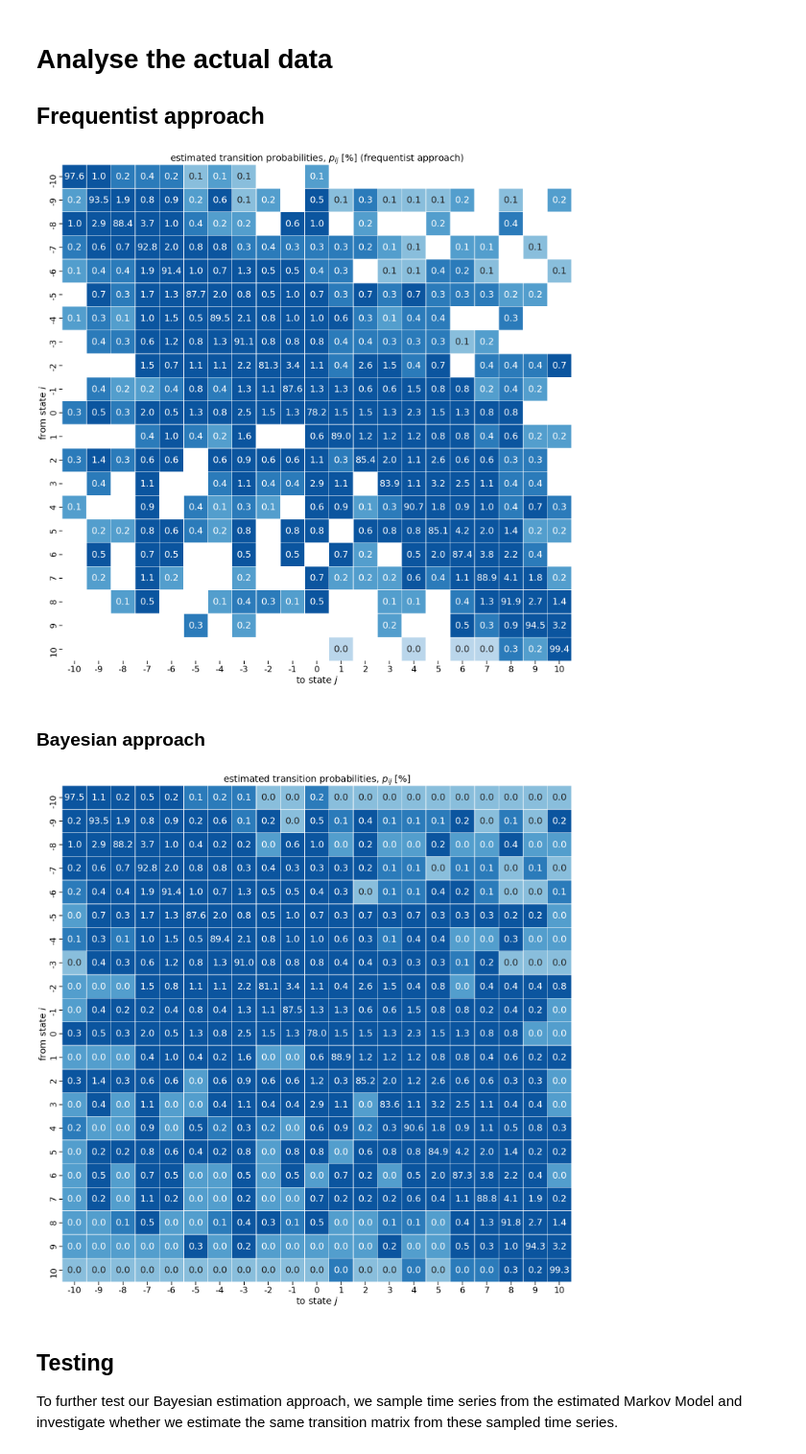
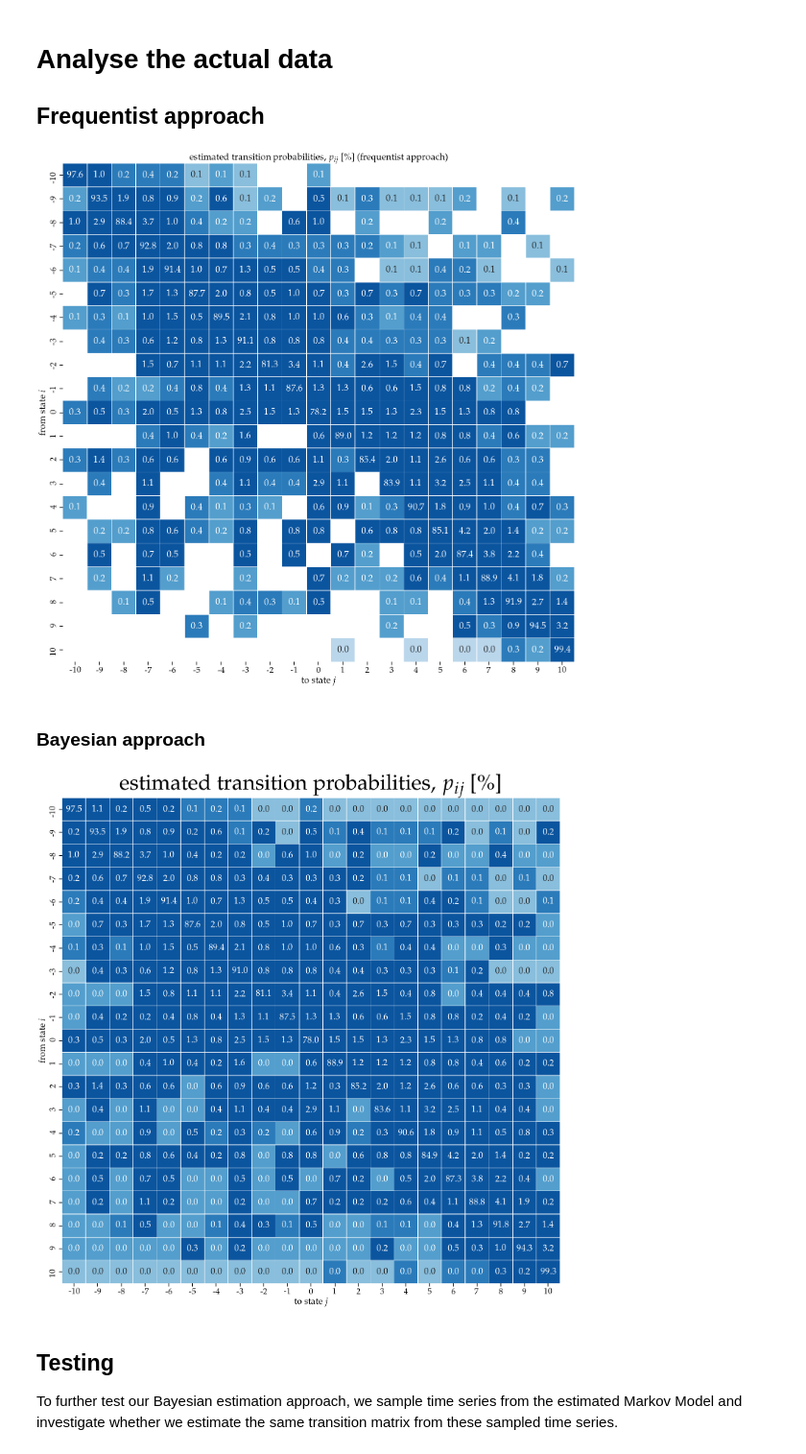
Before and after one commit to floklimm/democracyMarkovChain, a Jupyter notebook: code/1-markovChainEstimation.ipynb, the cells around one changed output. Shown: that part at 96% size. Saved outputs shown, nothing was run; the diff lists cells and outputs as text; code cells hidden in the pictures.

Commit message:
latex font in figures

```diff
--- a/code/1-markovChainEstimation.ipynb
+++ b/code/1-markovChainEstimation.ipynb
@@ -8,6 +8,19 @@ import random
 from matplotlib.colors import LogNorm
 from scipy.integrate import odeint
 sns.set_context("talk", font_scale=1.4)
+
+
+# for using LaTeX fonts
+plt.rcParams.update({
+    "text.usetex": True,
+    "font.family": "sans-serif",
+    "font.sans-serif": ["Helvetica"]})
+# for Palatino and other serif fonts use:
+plt.rcParams.update({
+    "text.usetex": True,
+    "font.family": "serif",
+    "font.serif": ["Palatino"],
+})
 # %% [markdown]
 ## Infer Markov Chain transition matrix from political regime time-series data
 # %%
@@ -140,7 +153,7 @@ plt.xlabel(r'to state $j$')
 plt.title(r'estimated transition probabilities, $p_{ij}$ [$\%$] (frequentist approach)')
 plt.savefig('./../results/supplementaryFigures/FigS1-estimatedTransitionProbabilitiesFrequentist.pdf')
 # %% [output]
-[figure, old version]
+[figure, new version]
 # %% [markdown]
 ### Bayesian approach
 # %%
@@ -148,14 +161,14 @@ P_allCountries_Bayes = estimateTransitionMatrix(timeSeries,approach='bayesian')
 # %%
 x_axis_labels = np.arange(-10,11,1)
 y_axis_labels = np.arange(-10,11,1)
 plt.figure(figsize=(25,25))
 sns.heatmap(P_allCountries_Bayes*100, annot=True,fmt=".1f",cbar=False, xticklabels=x_axis_labels, yticklabels=y_axis_labels,norm=LogNorm(vmin=P_allCountries_Bayes.min(), vmax=P_allCountries_Bayes.max()), linewidths=.5,cmap=sns.color_palette("Blues"))
 plt.ylabel(r'from state $i$')
 plt.xlabel(r'to state $j$')
-plt.title(r'estimated transition probabilities, $p_{ij}$ [$\%$]')
-plt.savefig('./../results/figures/Fig2-estimatedTransitionProbabilities.pdf')
+plt.title(r'estimated transition probabilities, $p_{ij}$ [$\%$]',size=60)
+plt.savefig('./../results/figures/Fig2-estimatedTransitionProbabilities.pdf',bbox_inches='tight')
 # %% [output]
-[figure, old version]
+[figure, new version]
 # %%
 np.savetxt('./../results/transitionBayesAllCountries.csv',P_allCountries_Bayes)
 # %% [markdown]
```
Also changed, not shown: parts of 13 cells of this notebook, 14 other files.
